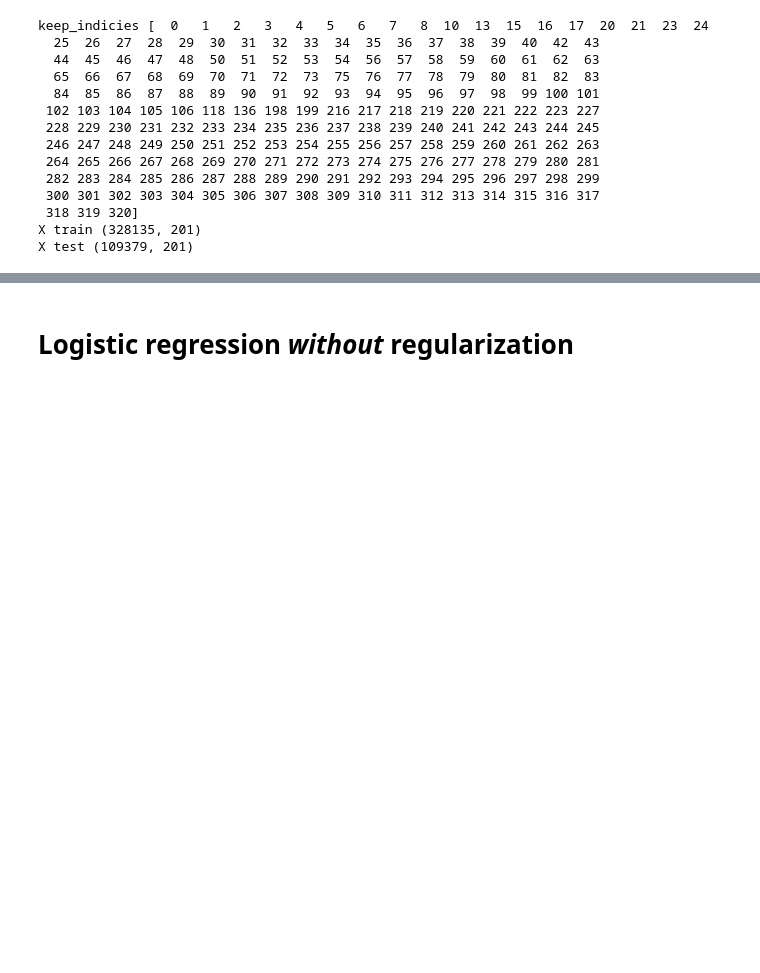
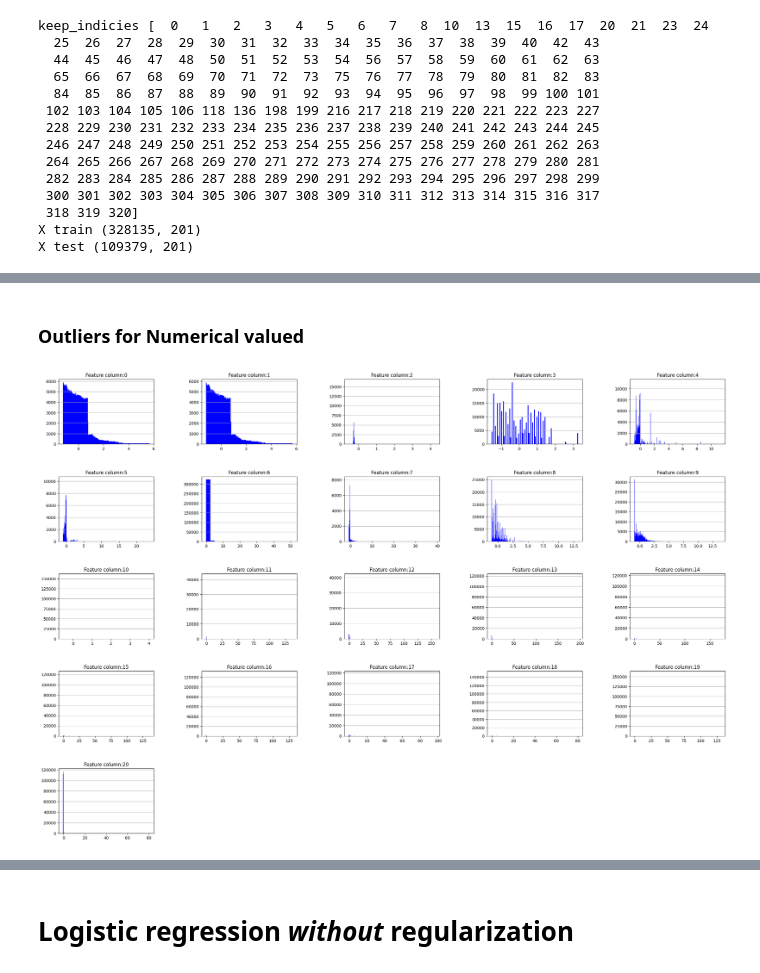
Before and after one commit to epfml/ml-project-1-yay, a Jupyter notebook: grading_tests/models.ipynb, the cells around one changed output, grey strips where cells are left out. Cells and saved outputs as stored; diff of their text form; code cells hidden in the pictures; blank space fills up the shorter version.

```diff
--- a/grading_tests/models.ipynb
+++ b/grading_tests/models.ipynb
@@ -164,0 +167,6 @@ NameError: name 'x_train' is not defined
+# %%
+subset_idx =[7, 8, 62, 219, 220, 222, 226, 229, 252, 253, 264, 276, 277, 295, 296, 299, 300, 301, 302, 303, 304]
+
+subset = x_train_preclean[:, subset_idx]
+subset = standardize(subset)
+subset
@@ -164,0 +187,47 @@ NameError: name 'x_train' is not defined
+# %% [markdown]
+### Outliers for Numerical valued
+# %%
+# find the indices of these columns in the data
+import matplotlib.pyplot as plt
+x = subset
+x_std = np.nan_to_num((x - np.nanmean(x, axis=0)) / np.nanstd(x, axis=0))
+
+
+def box_plot(x, feature_column):
+    """
+    Illustrating box-plot for a specific feature and printing indices of samples that can be outliers.
+    """
+    plt.boxplot(x[:, feature_column], showfliers=True)
+    plt.title('feature column:' + str(feature_column))
+    plt.show()
+    index_to_delete = np.where(x[:, feature_column] == max(x[:, feature_column]))[0][0]
+    print('sample (potential) outlier index:', index_to_delete)
+
+
+def box_multi_plot(x):
+    """
+    Plotting the boxplots for all features
+    """
+    fig = plt.figure(figsize=(20, 15))
+    fig.subplots_adjust(hspace=0.4, wspace=0.4)
+    for featureID in range(x.shape[1]):
+        ax = fig.add_subplot(6, 5, featureID + 1)
+        ax.boxplot(x[:, featureID], showfliers=True)
+        ax.grid(axis='y', alpha=0.75)
+        ax.set(title='Feature column:{}'.format(featureID))
+def hist_multi_plot(x, color):
+    """
+    Plotting the histograms of each feature in a design matrix 'tx'.
+    """
+    fig = plt.figure(figsize=(30, 25))
+    fig.subplots_adjust(hspace=0.5, wspace=0.5)
+    for featureID in range(x.shape[1]):
+        ax = fig.add_subplot(6, 5, featureID + 1)
+        ax.hist(x=x[:, featureID], bins='auto', color=color)
+        ax.grid(axis='y', alpha=1)
+        ax.set(title='Feature column:{}'.format(featureID))
+    plt.show()
+
+hist_multi_plot(x_std, color='blue')
+# %% [output]
+[figure, added]
```
Also changed, not shown: parts of 13 cells of this notebook.
